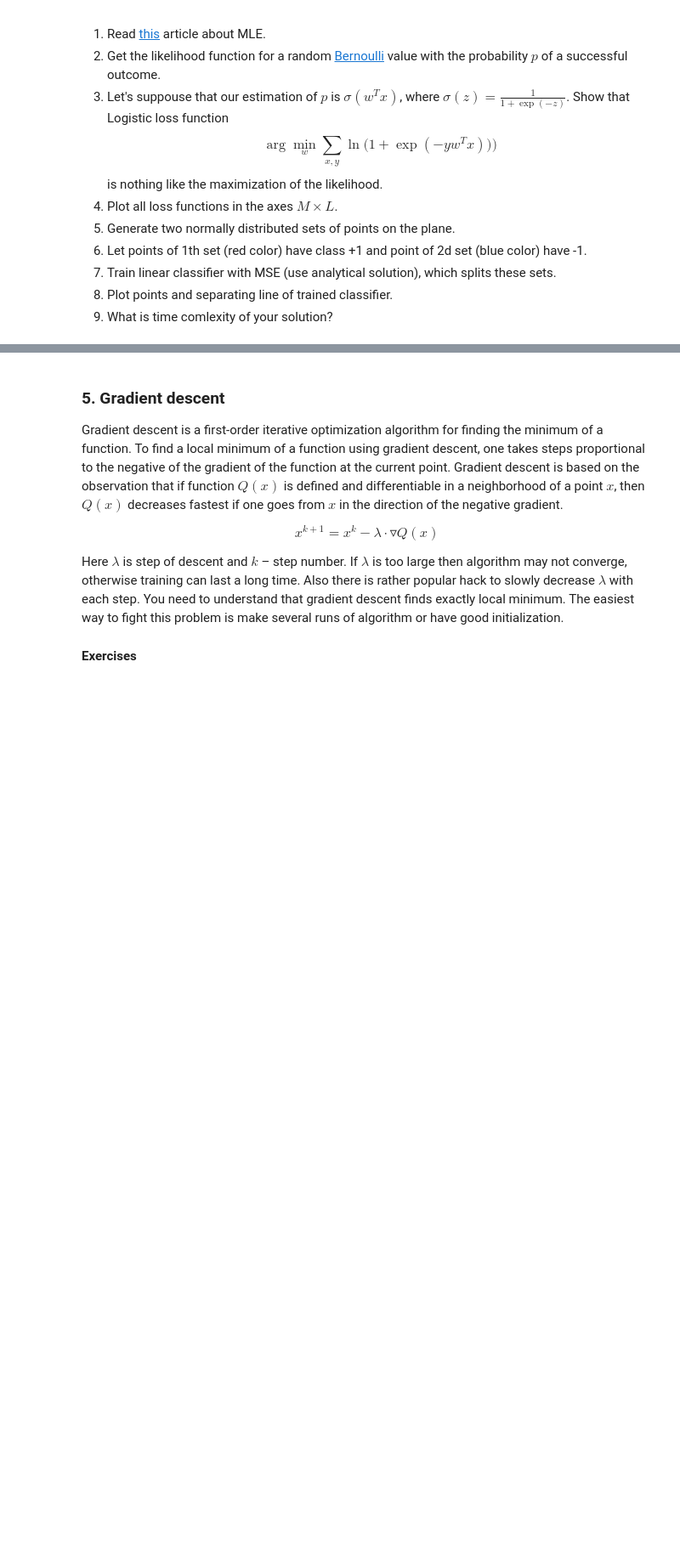
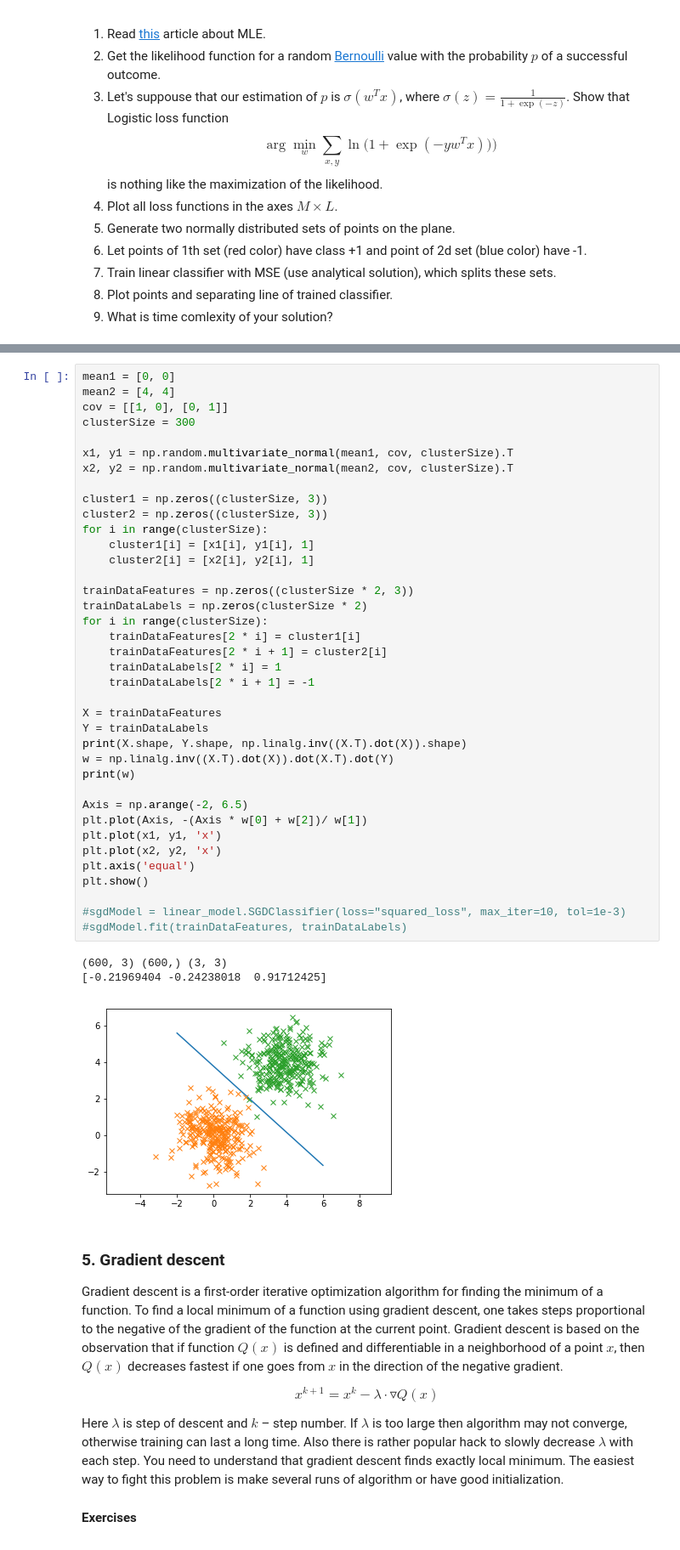
Before and after one commit to peinrules/Darin, a Jupyter notebook: lab-1.ipynb, the cells around one changed output, grey strips where cells are left out. Shown at 85% size. Drawn from its saved outputs; the diff is of its cells as text; blank space fills up the shorter version.

```diff
--- a/lab-1.ipynb
+++ b/lab-1.ipynb
@@ -153,3 +200,45 @@ $$\ln \big( 1 + \exp(-yw^Tx) \big)$$
+# %%
+mean1 = [0, 0]
+mean2 = [4, 4]
+cov = [[1, 0], [0, 1]]
+clusterSize = 300
+
+x1, y1 = np.random.multivariate_normal(mean1, cov, clusterSize).T
+x2, y2 = np.random.multivariate_normal(mean2, cov, clusterSize).T
+
+cluster1 = np.zeros((clusterSize, 3))
+cluster2 = np.zeros((clusterSize, 3))
+for i in range(clusterSize):
+    cluster1[i] = [x1[i], y1[i], 1]
+    cluster2[i] = [x2[i], y2[i], 1]
+
+trainDataFeatures = np.zeros((clusterSize * 2, 3))
+trainDataLabels = np.zeros(clusterSize * 2)
+for i in range(clusterSize):
+    trainDataFeatures[2 * i] = cluster1[i]
+    trainDataFeatures[2 * i + 1] = cluster2[i]
+    trainDataLabels[2 * i] = 1
+    trainDataLabels[2 * i + 1] = -1
+
+X = trainDataFeatures
+Y = trainDataLabels
+print(X.shape, Y.shape, np.linalg.inv((X.T).dot(X)).shape)
+w = np.linalg.inv((X.T).dot(X)).dot(X.T).dot(Y)
+print(w)
+
+Axis = np.arange(-2, 6.5)
+plt.plot(Axis, -(Axis * w[0] + w[2])/ w[1])
+plt.plot(x1, y1, 'x')
+plt.plot(x2, y2, 'x')
+plt.axis('equal')
+plt.show()
+
+#sgdModel = linear_model.SGDClassifier(loss="squared_loss", max_iter=10, tol=1e-3)
+#sgdModel.fit(trainDataFeatures, trainDataLabels)
+# %% [output]
+(600, 3) (600,) (3, 3)
+[-0.21969404 -0.24238018  0.91712425]
+[figure, added]
 # %% [markdown]
 ### 5. Gradient descent
 Gradient descent is a first-order iterative optimization algorithm for finding the minimum of a function. To find a local minimum of a function using gradient descent, one takes steps proportional to the negative of the gradient of the function at the current point. Gradient descent is based on the observation that if function $Q(x)$ is defined and differentiable in a neighborhood of a point $x$, then $Q(x)$ decreases fastest if one goes from $x$  in the direction of the negative gradient.
```
Also changed, not shown: parts of 4 cells of this notebook.
